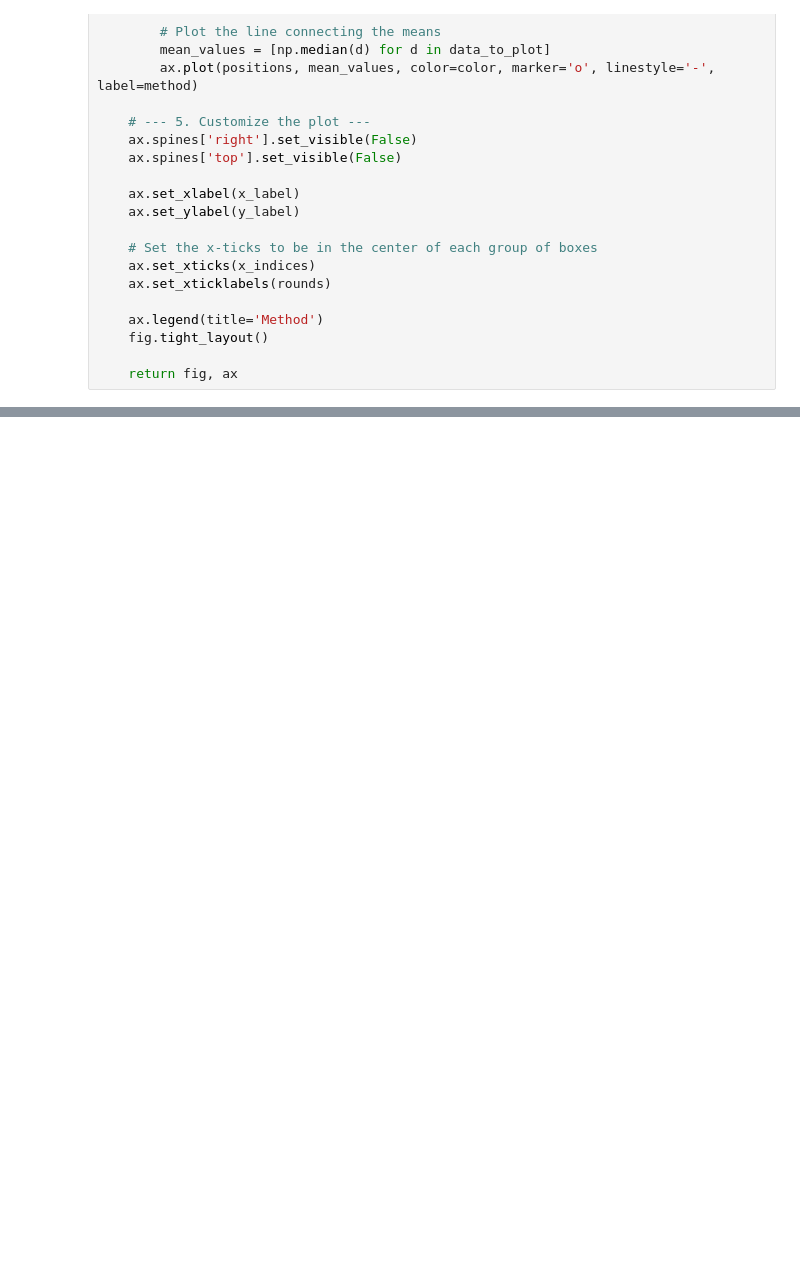
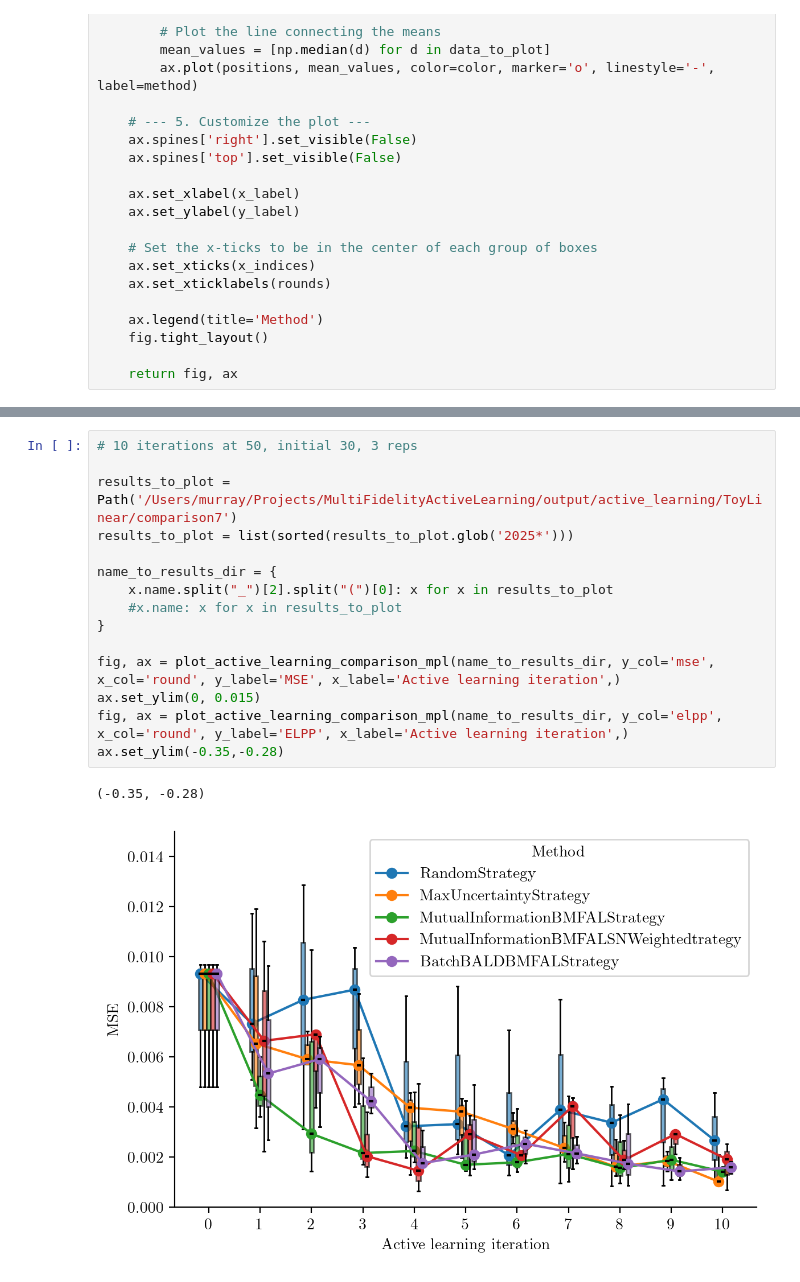
Before and after one commit to murraycutforth/psaap-active-learning, a Jupyter notebook: notebooks/compare_active_learning_strategies.ipynb, the cells around one changed output, grey strips where cells are left out. Cells and saved outputs as stored; diff of their text form; blank space fills up the shorter version.

```diff
--- a/notebooks/compare_active_learning_strategies.ipynb
+++ b/notebooks/compare_active_learning_strategies.ipynb
@@ -152,0 +155,18 @@ ax.set_ylim(-0.35,-0.28)
+# %%
+# 10 iterations at 50, initial 30, 3 reps
+
+results_to_plot = Path('/Users/murray/Projects/MultiFidelityActiveLearning/output/active_learning/ToyLinear/comparison7')
+results_to_plot = list(sorted(results_to_plot.glob('2025*')))
+
+name_to_results_dir = {
+    x.name.split("_")[2].split("(")[0]: x for x in results_to_plot
+    #x.name: x for x in results_to_plot
+}
+
+fig, ax = plot_active_learning_comparison_mpl(name_to_results_dir, y_col='mse', x_col='round', y_label='MSE', x_label='Active learning iteration',)
+ax.set_ylim(0, 0.015)
+fig, ax = plot_active_learning_comparison_mpl(name_to_results_dir, y_col='elpp', x_col='round', y_label='ELPP', x_label='Active learning iteration',)
+ax.set_ylim(-0.35,-0.28)
+# %% [output]
+(-0.35, -0.28)
+[figure, added]
```
Also changed, not shown: parts of 11 cells of this notebook, 10 other files.
